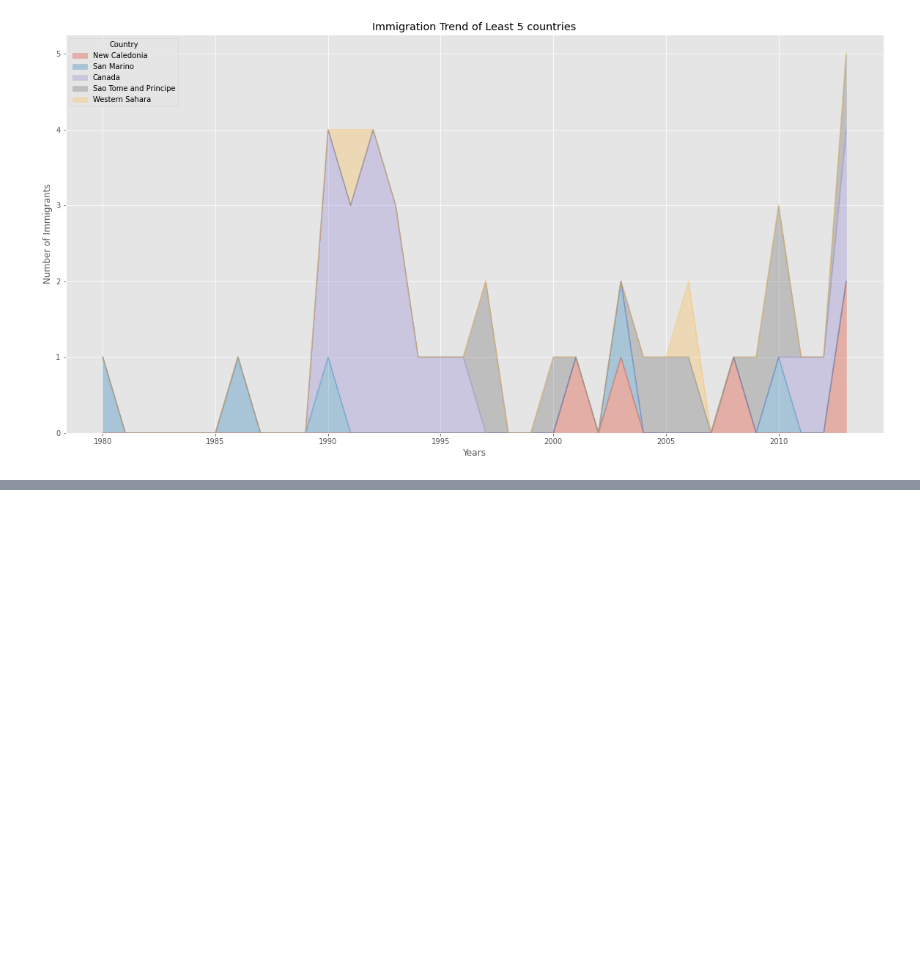
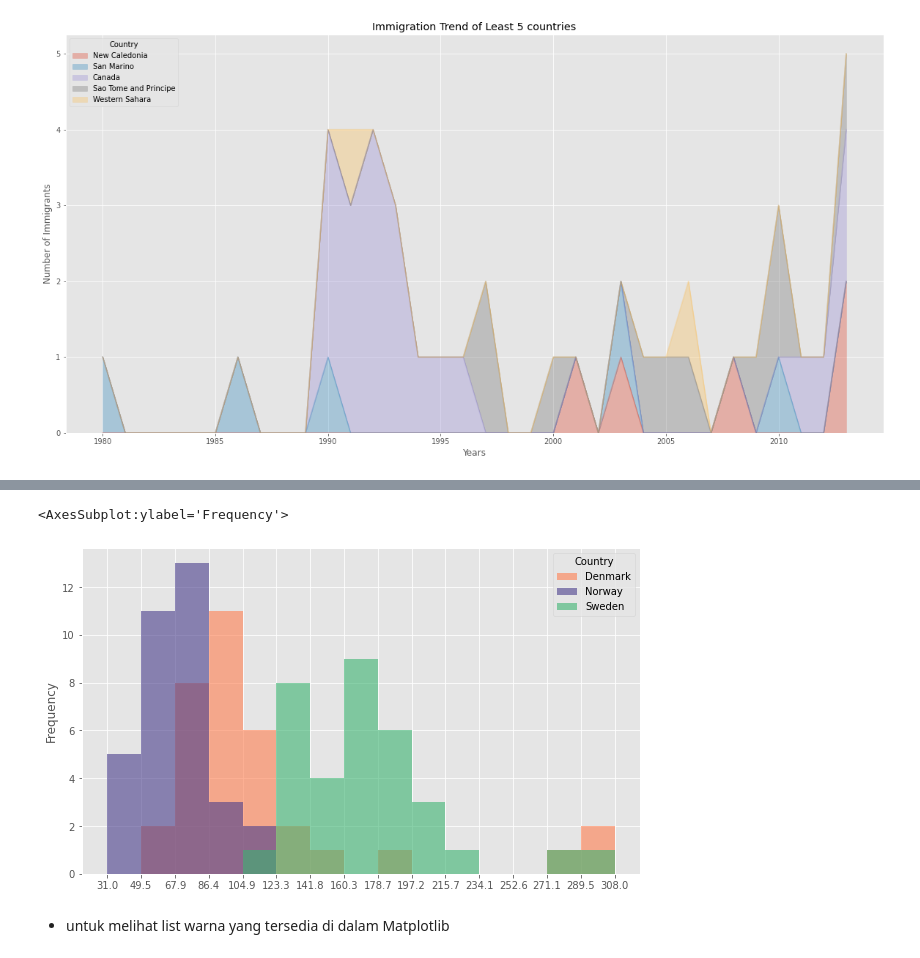
Before and after one commit to ainajefelina/Studi-Independen, a Jupyter notebook: Sesi 7/Summary 2.ipynb, the cells around one changed output, grey strips where cells are left out. Cells and saved outputs as stored; diff of their text form; code cells hidden in the pictures; blank space fills up the shorter version.

```diff
--- a/Sesi 7/Summary 2.ipynb
+++ b/Sesi 7/Summary 2.ipynb
@@ -294,0 +389,8 @@ Text(0.5, 0, 'Years')
+# %%
+count, bin_edges= np.histogram(df_d_n_s_t, 15)
+df_d_n_s_t.plot(kind = 'hist', figsize=(10, 6), bins = 15, alpha=0.6, xticks=bin_edges, color=['coral', 'darkslateblue', 'mediumseagreen'])
+# %% [output]
+<AxesSubplot:ylabel='Frequency'>
+[figure, added]
+# %% [markdown]
+- untuk melihat list warna yang tersedia di dalam Matplotlib
```
Also changed, not shown: parts of 47 cells of this notebook.
